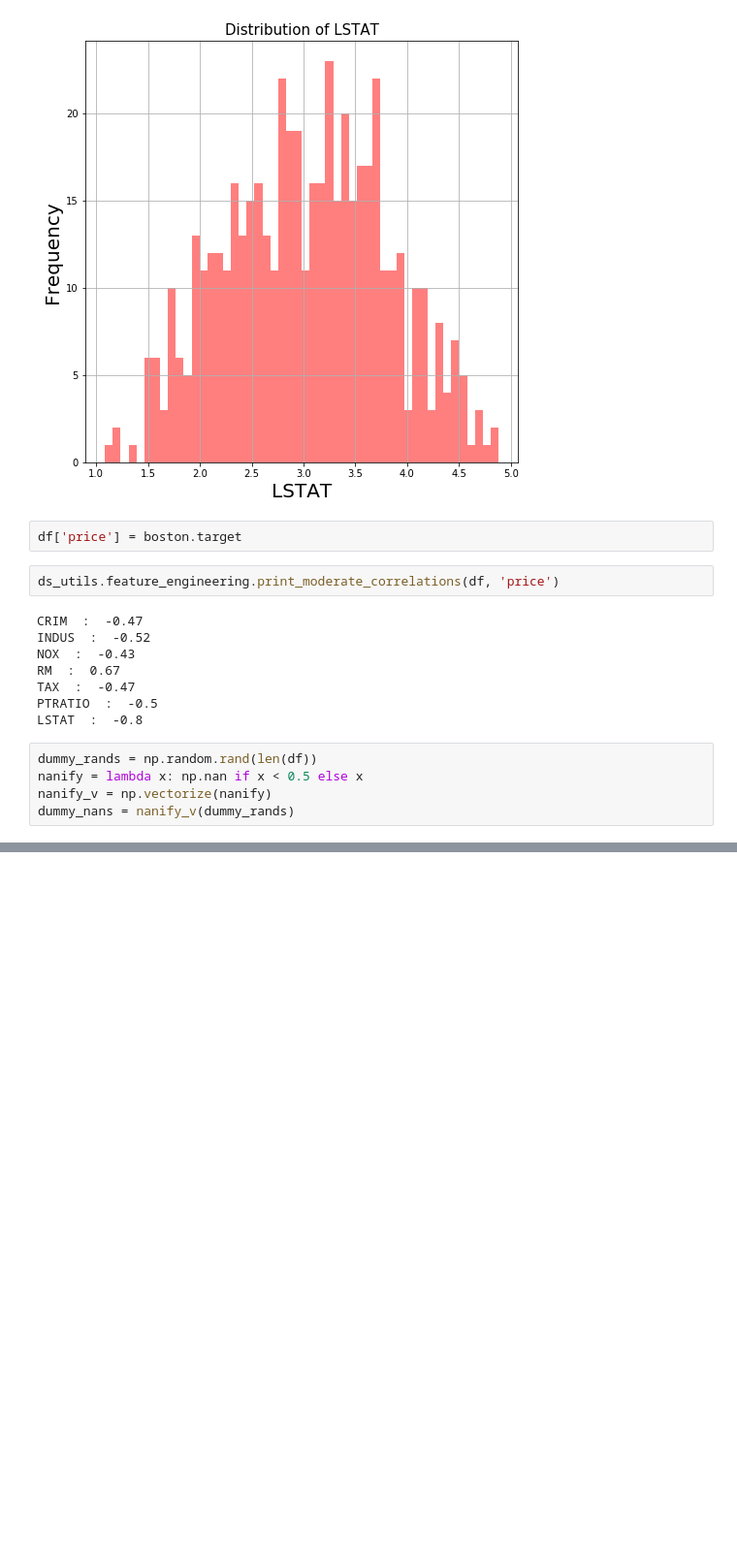
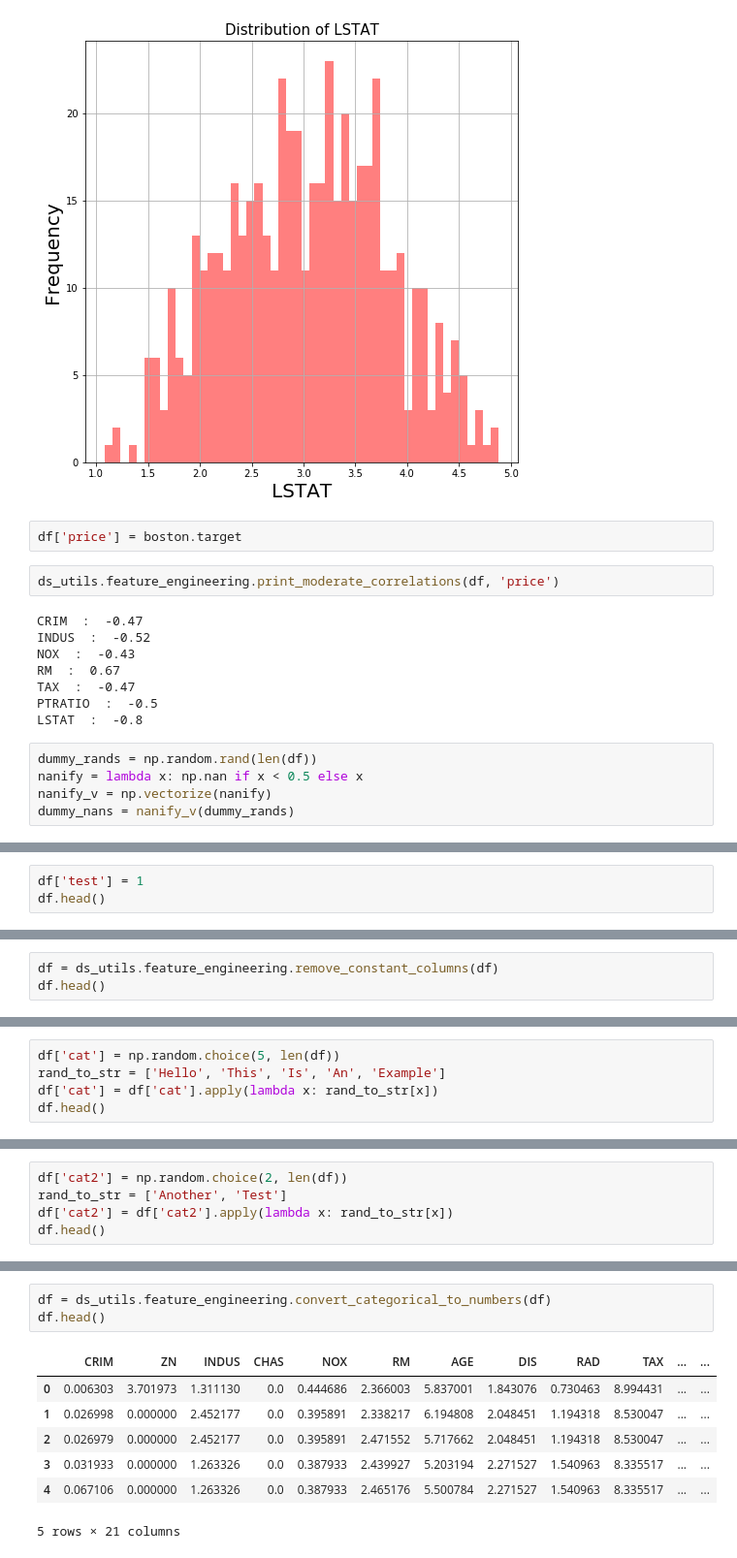
Before and after one commit to michaelmunje/EDS, a Jupyter notebook: examples/Feature_Engineering_Example.ipynb, the cells around one changed output, grey strips where cells are left out. Shown at 97% size. Saved outputs shown, nothing was run; the diff lists cells and outputs as text; blank space fills up the shorter version.

Commit message:
Add examples for feature engineering.

```diff
--- a/examples/Feature_Engineering_Example.ipynb
+++ b/examples/Feature_Engineering_Example.ipynb
@@ -86,3 +86,6 @@ df.head()
 | 2 | 0.026979 | 0.000000 | 2.452177 | 0.0 | 0.395891 | 2.471552 | 5.717662 | 2.048451 | 1.194318 | 8.530047 | 3.685528 | ... |
 | 3 | 0.031933 | 0.000000 | 1.263326 | 0.0 | 0.387933 | 2.439927 | 5.203194 | 2.271527 | 1.540963 | 8.335517 | 3.758396 | ... |
 | 4 | 0.067106 | 0.000000 | 1.263326 | 0.0 | 0.387933 | 2.465176 | 5.500784 | 2.271527 | 1.540963 | 8.335517 | 3.758396 | ... |
+# %%
+df['test'] = 1
+df.head()
@@ -88,0 +99,3 @@ df.head()
+# %%
+df = ds_utils.feature_engineering.remove_constant_columns(df)
+df.head()
@@ -88,0 +109,5 @@ df.head()
+# %%
+df['cat'] = np.random.choice(5, len(df))
+rand_to_str = ['Hello', 'This', 'Is', 'An', 'Example']
+df['cat'] = df['cat'].apply(lambda x: rand_to_str[x])
+df.head()
@@ -88,0 +121,5 @@ df.head()
+# %%
+df['cat2'] = np.random.choice(2, len(df))
+rand_to_str = ['Another', 'Test']
+df['cat2'] = df['cat2'].apply(lambda x: rand_to_str[x])
+df.head()
@@ -88,0 +133,11 @@ df.head()
+# %%
+df = ds_utils.feature_engineering.convert_categorical_to_numbers(df)
+df.head()
+# %% [output]
+|  | CRIM | ZN | INDUS | CHAS | NOX | RM | AGE | DIS | RAD | TAX | ... | ... |
+| 0 | 0.006303 | 3.701973 | 1.311130 | 0.0 | 0.444686 | 2.366003 | 5.837001 | 1.843076 | 0.730463 | 8.994431 | ... | ... |
+| 1 | 0.026998 | 0.000000 | 2.452177 | 0.0 | 0.395891 | 2.338217 | 6.194808 | 2.048451 | 1.194318 | 8.530047 | ... | ... |
+| 2 | 0.026979 | 0.000000 | 2.452177 | 0.0 | 0.395891 | 2.471552 | 5.717662 | 2.048451 | 1.194318 | 8.530047 | ... | ... |
+| 3 | 0.031933 | 0.000000 | 1.263326 | 0.0 | 0.387933 | 2.439927 | 5.203194 | 2.271527 | 1.540963 | 8.335517 | ... | ... |
+| 4 | 0.067106 | 0.000000 | 1.263326 | 0.0 | 0.387933 | 2.465176 | 5.500784 | 2.271527 | 1.540963 | 8.335517 | ... | ... |
+5 rows × 21 columns
```
Also changed, not shown: parts of 7 cells of this notebook.
